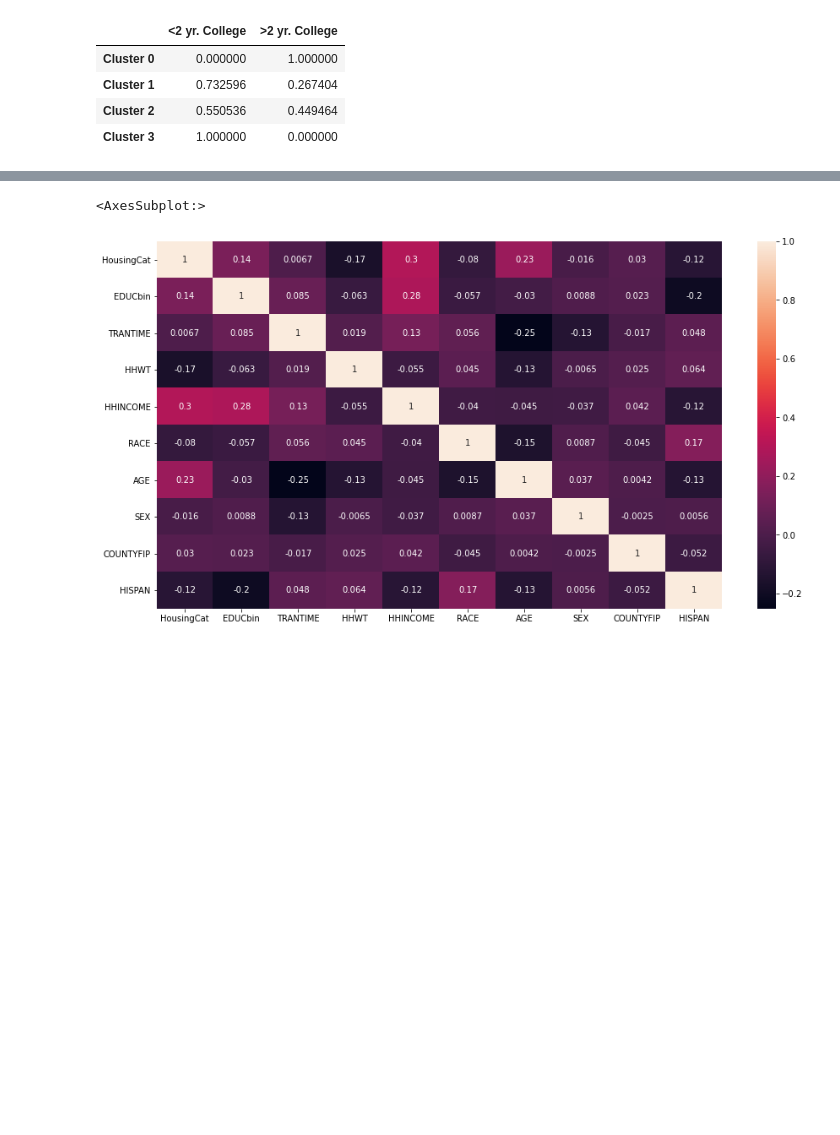
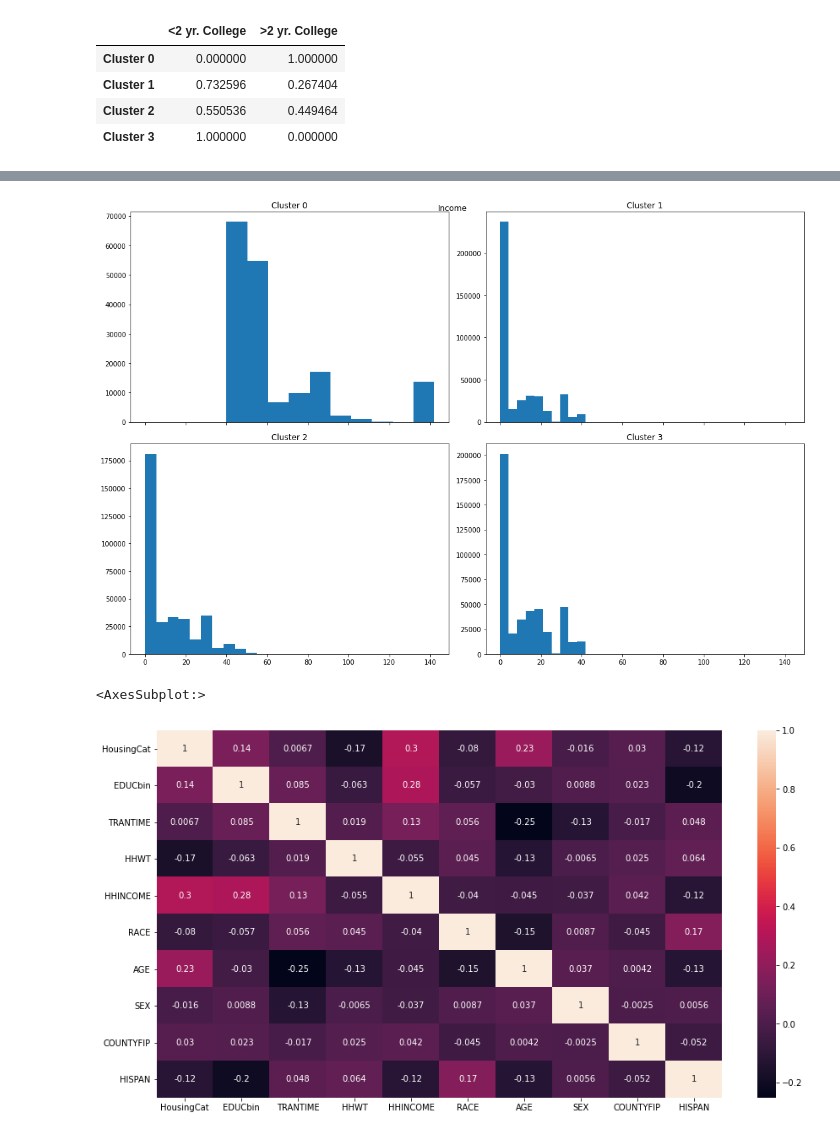
Before and after one commit to aren-kab/CDI-Capstone, a Jupyter notebook: MultiYearClust.ipynb, the cells around one changed output, grey strips where cells are left out. Drawn from its saved outputs; the diff is of its cells as text; code cells hidden in the pictures; blank space fills up the shorter version.

```diff
--- a/MultiYearClust.ipynb
+++ b/MultiYearClust.ipynb
@@ -342,3 +367,21 @@ for ax in axs.flat[4:]:
+# %%
+fig, axs = plt.subplots(2, 2, sharex=True, figsize=(15,10))
+fig.suptitle("Income")
+
+axs[0, 0].hist(clust2019_0['TRANTIME'])
+axs[0, 0].set_title('Cluster 0')
+axs[0, 1].hist(clust2019_1['TRANTIME'])
+axs[0, 1].set_title('Cluster 1')
+axs[1, 0].hist(clust2019_2['TRANTIME'])
+axs[1, 0].set_title('Cluster 2')
+axs[1, 1].hist(clust2019_3['TRANTIME'])
+axs[1, 1].set_title('Cluster 3')
+
+plt.tight_layout()
+for ax in axs.flat[4:]:
+    ax.set(xlabel='Income')
+# %% [output]
+[figure, added]
 # %%
 Xcorr19=dfX19fin.iloc[:, [0,1,2,3,4,5,6,7,8,9]]
 plt.subplots(figsize=(15,8))
```
Also changed, not shown: parts of 11 cells of this notebook.
